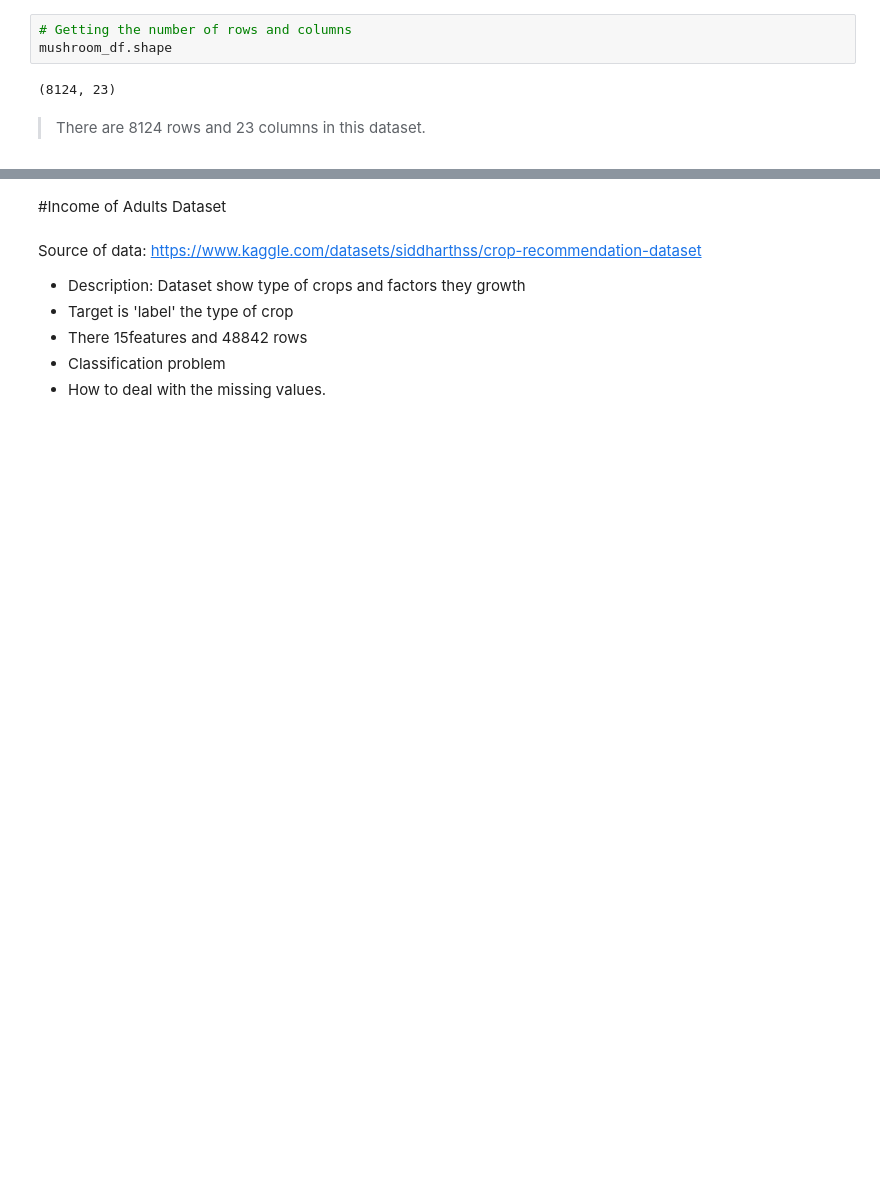
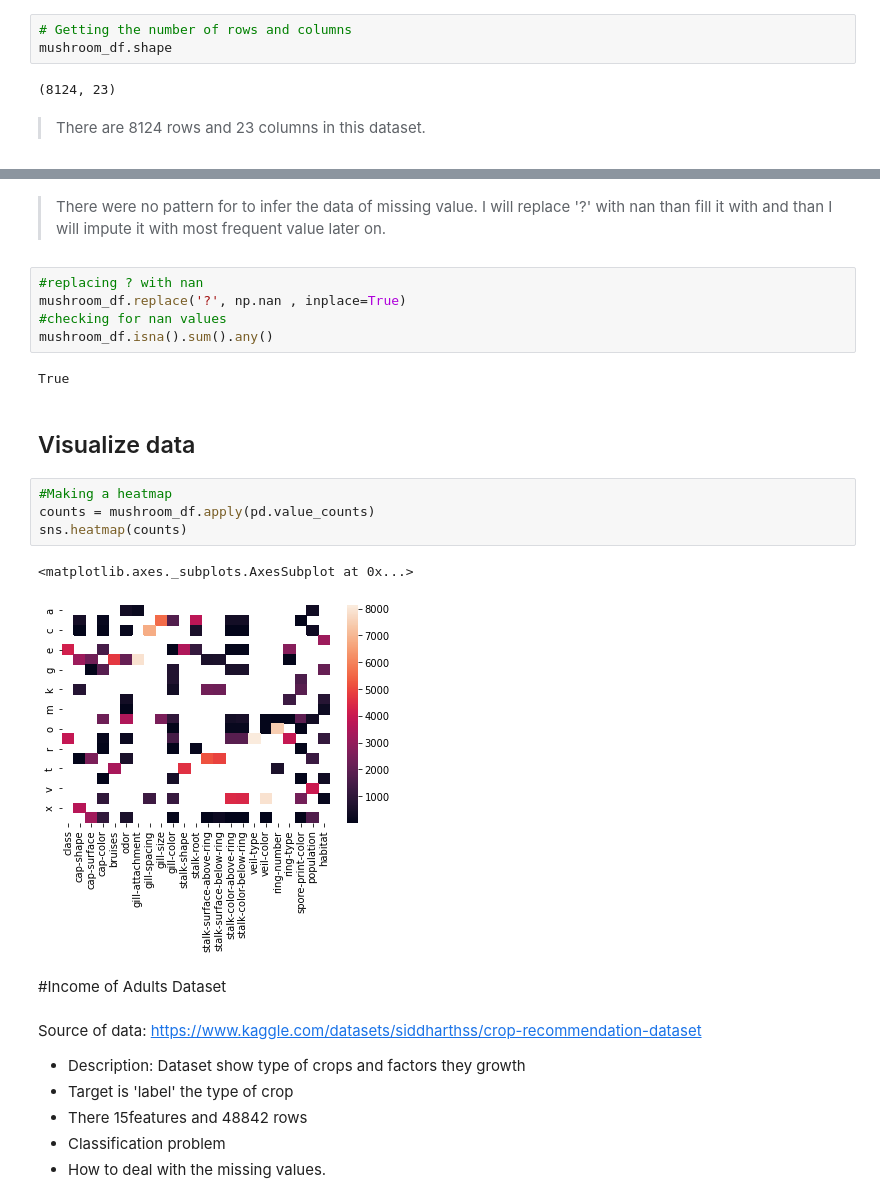
Before and after one commit to guylozius/Guy-Lozius, a Jupyter notebook: machine_learning.ipynb, the cells around one changed output, grey strips where cells are left out. Drawn from its saved outputs; the diff is of its cells as text; blank space fills up the shorter version.

```diff
--- a/machine_learning.ipynb
+++ b/machine_learning.ipynb
@@ -43,3 +121,21 @@ mushroom_df.shape
+# %% [markdown]
+> There were no pattern for to infer the data of missing value. I will replace '?' with nan than fill it with and than I will impute it with most frequent value later on.
+# %%
+#replacing ? with nan
+mushroom_df.replace('?', np.nan , inplace=True)
+#checking for nan values
+mushroom_df.isna().sum().any()
+# %% [output]
+True
+# %% [markdown]
+## Visualize data
+# %%
+#Making a heatmap
+counts = mushroom_df.apply(pd.value_counts)
+sns.heatmap(counts)
+# %% [output]
+<matplotlib.axes._subplots.AxesSubplot at 0x...>
+[figure, added]
 # %% [markdown]
 #Income of Adults Dataset
 # %% [markdown]
```
Also changed, not shown: parts of 8 cells of this notebook.
